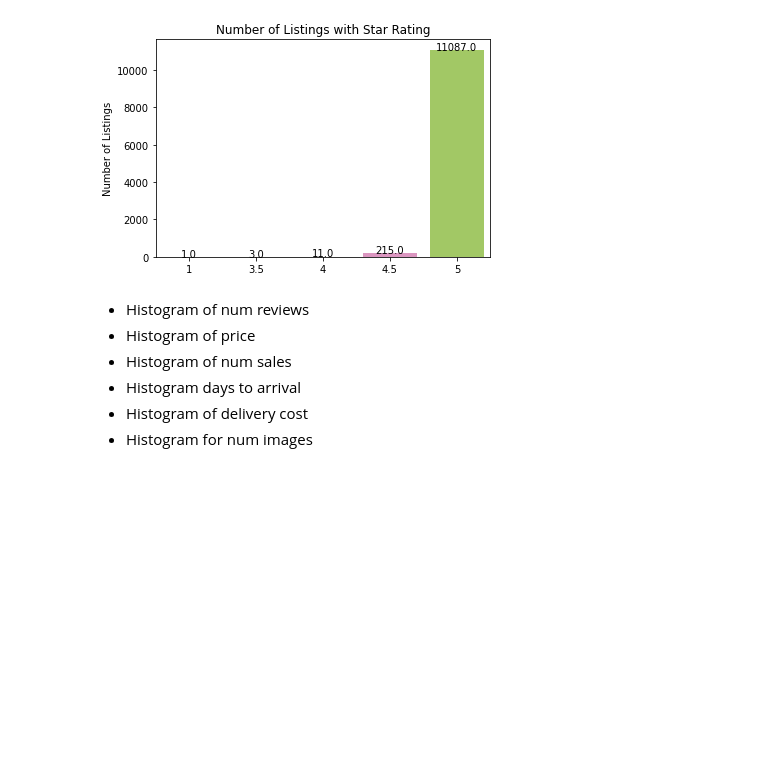
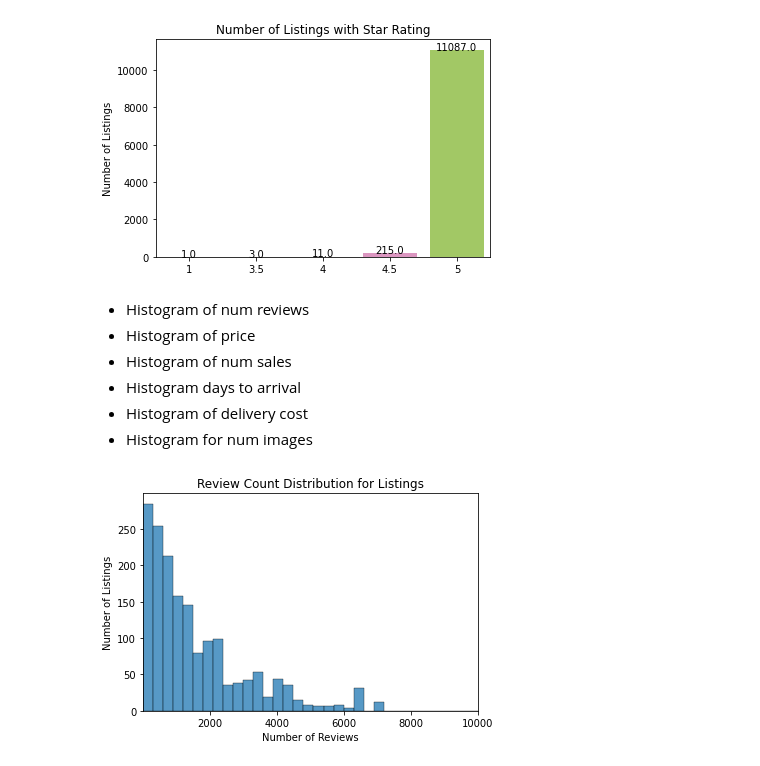
Before and after one commit to anastasiabizyayeva/Price_Etsymator, a Jupyter notebook: 01_EDA.ipynb, the cells around one changed output. Drawn from its saved outputs; the diff is of its cells as text; code cells hidden in the pictures; blank space fills up the shorter version.

Commit message:
finished histogram exploration

```diff
--- a/01_EDA.ipynb
+++ b/01_EDA.ipynb
@@ -344,3 +343,20 @@ plt.show()
 * Histogram days to arrival
 * Histogram of delivery cost
 * Histogram for num images
+# %%
+def plot_hist(data,x, title, xlabel, bins = 10):
+    sns.histplot(data=data, x=x, palette = 'Set2')
+    ax.set_title(title)
+    ax.set_xlabel(xlabel)
+    ax.set_ylabel('Number of Listings')
+# %%
+df_reviews = df.groupby('Num_Reviews')['Description'].count()
+
+fig, ax = plt.subplots()
+
+plot_hist(data = df_reviews, x = 'Num_Reviews', title = 'Review Count Distribution for Listings', xlabel = 'Number of Reviews')
+ax.set_xlim(1,10000)
+
+plt.show()
+# %% [output]
+[figure, added]
```
Also changed, not shown: parts of 8 cells of this notebook.
